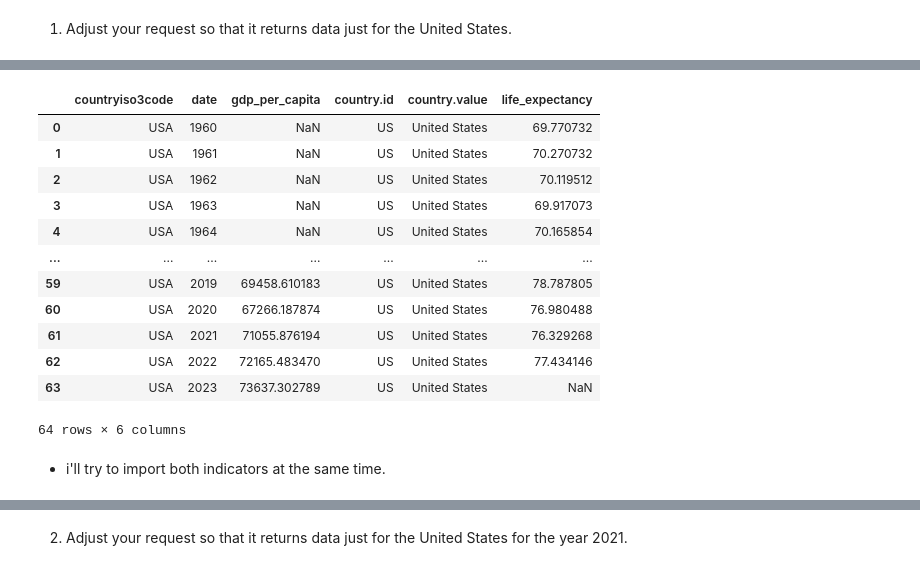
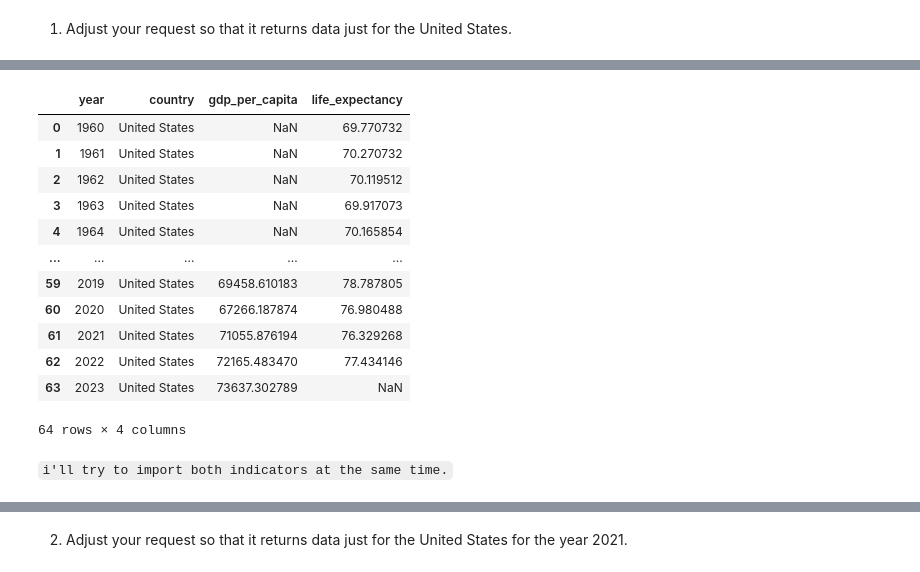
Before and after one commit to nss-data-science-cohort-8/api-exercise-DrewRichard7, a Jupyter notebook: notebooks/un_api_exercise.ipynb, the cells around one changed output, grey strips where cells are left out. Cells and saved outputs as stored; diff of their text form; code cells hidden in the pictures.

```diff
--- a/notebooks/un_api_exercise.ipynb
+++ b/notebooks/un_api_exercise.ipynb
@@ -180,8 +195,9 @@ After doing a basic request to get all records, you can attempt these exercises
 # %%
+# request world bank api data for USA indicator NY.GDP.PCAP.PP.KD - GDP per capita
 endpoint='https://api.worldbank.org/v2/country/us/indicator/NY.GDP.PCAP.PP.KD'
 params={
     'format':'json',
-    'Per_page':'296'
+    'Per_page':30000
 }
 response4 = requests.get(endpoint, params=params)
-response4
+# len(response4.json()[1])
@@ -190,8 +204,9 @@ response4
 # %%
+# request world bank api data for USA indicator SP.DYN.LE00.IN - life expectancy
 endpoint='https://api.worldbank.org/v2/country/us/indicator/SP.DYN.LE00.IN'
 params={
     'format':'json',
-    'Per_page':'296'
+    'Per_page':30000
 }
 response5 = requests.get(endpoint, params=params)
-response5
+# len(response5.json()[1])
@@ -230,28 +233,33 @@ res5.head(3)
 # %%
+# merge the two dfs together so it's USA data with both categories
 res_merged_3 = (
     pd.merge(left=res4,
              right=res5,
              on=['countryiso3code',
                  'date',
                  'country.id',
                  'country.value'],
                  how='outer')
+        .drop(columns=['country.id', 'countryiso3code'])
+        .rename(columns={'date':'year', 'country.value':'country'})
+        .sort_values(['year'])
 )
-res_merged_3
+res_merged3 = res_merged_3.loc[:,['year', 'country', 'gdp_per_capita', 'life_expectancy']]
+# display(res_merged3)
 # %% [output]
-|  | countryiso3code | date | gdp_per_capita | country.id | country.value | life_expectancy |
-| 0 | USA | 1960 | NaN | US | United States | 69.770732 |
-| 1 | USA | 1961 | NaN | US | United States | 70.270732 |
-| 2 | USA | 1962 | NaN | US | United States | 70.119512 |
-| 3 | USA | 1963 | NaN | US | United States | 69.917073 |
-| 4 | USA | 1964 | NaN | US | United States | 70.165854 |
-| ... | ... | ... | ... | ... | ... | ... |
-| 59 | USA | 2019 | 69458.610183 | US | United States | 78.787805 |
-| 60 | USA | 2020 | 67266.187874 | US | United States | 76.980488 |
-| 61 | USA | 2021 | 71055.876194 | US | United States | 76.329268 |
-| 62 | USA | 2022 | 72165.483470 | US | United States | 77.434146 |
-| 63 | USA | 2023 | 73637.302789 | US | United States | NaN |
+|  | year | country | gdp_per_capita | life_expectancy |
+| 0 | 1960 | United States | NaN | 69.770732 |
+| 1 | 1961 | United States | NaN | 70.270732 |
+| 2 | 1962 | United States | NaN | 70.119512 |
+| 3 | 1963 | United States | NaN | 69.917073 |
+| 4 | 1964 | United States | NaN | 70.165854 |
+| ... | ... | ... | ... | ... |
+| 59 | 2019 | United States | 69458.610183 | 78.787805 |
+| 60 | 2020 | United States | 67266.187874 | 76.980488 |
+| 61 | 2021 | United States | 71055.876194 | 76.329268 |
+| 62 | 2022 | United States | 72165.483470 | 77.434146 |
+| 63 | 2023 | United States | 73637.302789 | NaN |
-64 rows × 6 columns
+64 rows × 4 columns
 # %% [markdown]
-- i'll try to import both indicators at the same time.
+`i'll try to import both indicators at the same time.`
 # %%
```
Also changed, not shown: parts of 16 cells of this notebook.
